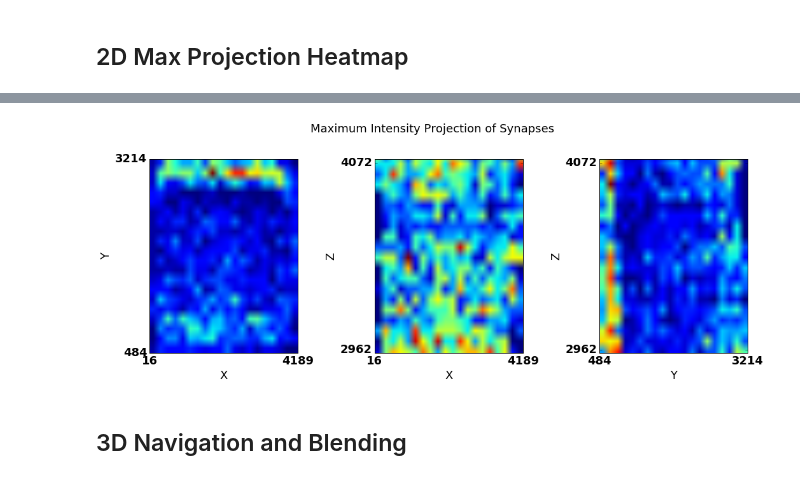
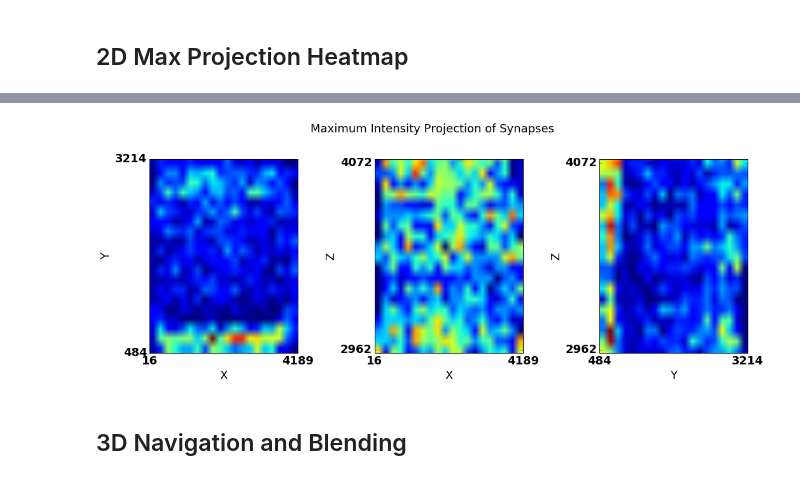
Before and after one commit to neurodata-papers/ndpaper, a Jupyter notebook: spatialsynapses/synapse_viz.ipynb, the cells around one changed output, grey strips where cells are left out. Drawn from its saved outputs; the diff is of its cells as text; code cells hidden in the pictures.

Commit message:
corrected origin to be below the image (consistent with scatter plots)

```diff
--- a/spatialsynapses/synapse_viz.ipynb
+++ b/spatialsynapses/synapse_viz.ipynb
@@ -250,7 +250,7 @@ def projections(thresh_min, thresh_max, jitter, bins=n_bins, title=fig_title):
     heatmap, xedges, yedges = np.histogram2d([d[0] for d in new_d],
                                              [d[1] for d in new_d], bins=bins)
     extent = [xedges[0], xedges[-1], yedges[0], yedges[-1]]
-    plt.imshow(heatmap.T, extent=extent, aspect='auto')
+    plt.imshow(heatmap.T, extent=extent, aspect='auto', origin='lower')
     plt.xticks([np.min(new_d[:,0]), np.max(new_d[:,0])])
     plt.yticks([np.min(new_d[:,1]), np.max(new_d[:,1])])
     plt.ylabel('Y')
@@ -263,7 +263,7 @@ def projections(thresh_min, thresh_max, jitter, bins=n_bins, title=fig_title):
                                              [d[2]+max_jitter*np.random.rand(1)-max_jitter*np.random.rand(1)/2.
                                               for d in new_d], bins=bins)
     extent = [xedges[0], xedges[-1], yedges[0], yedges[-1]]
-    plt.imshow(heatmap.T, extent=extent, aspect='auto')
+    plt.imshow(heatmap.T, extent=extent, aspect='auto', origin='lower')
     plt.xticks([np.min(new_d[:,0]), np.max(new_d[:,0])])
     plt.yticks([np.min(new_d[:,2]), np.max(new_d[:,2])])
     plt.ylim([np.min(new_d[:,2])-buff, np.max(new_d[:,2])+buff])
@@ -277,7 +277,7 @@ def projections(thresh_min, thresh_max, jitter, bins=n_bins, title=fig_title):
                                              [d[2]+max_jitter*np.random.rand(1)-max_jitter*np.random.rand(1)/2.
                                               for d in new_d], bins=bins)
     extent = [xedges[0], xedges[-1], yedges[0], yedges[-1]]
-    plt.imshow(heatmap.T, extent=extent, aspect='auto')
+    plt.imshow(heatmap.T, extent=extent, aspect='auto', origin='lower')
     plt.xticks([np.min(new_d[:,1]), np.max(new_d[:,1])])
     plt.yticks([np.min(new_d[:,2]), np.max(new_d[:,2])])
     plt.ylim([np.min(new_d[:,2])-buff, np.max(new_d[:,2])+buff])
@@ -330,4 +330,4 @@ Last updated at: Wed Jun 22 16:56:48 2016
-[figure, old version]
+[figure, new version]
 # %% [markdown]
 ## 3D Navigation and Blending
 # %%
```
Also changed, not shown: parts of 1 cell of this notebook.
